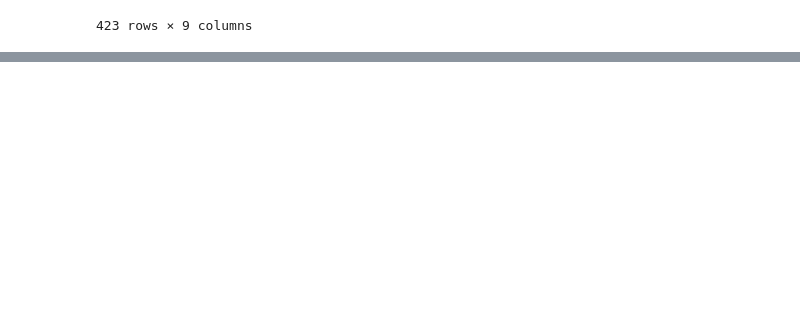
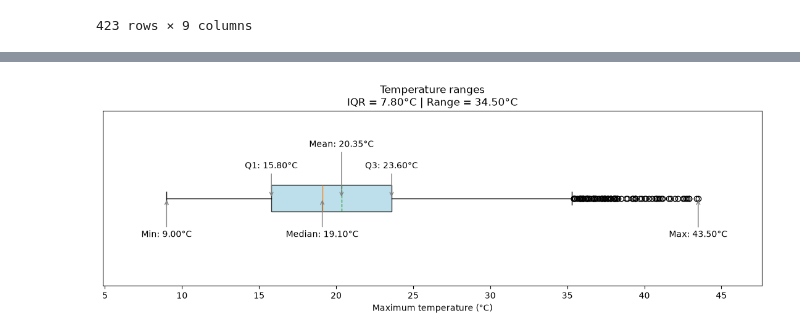
Before and after one commit to DinilKodituwakku/Fulfillment-Pulsa, a Jupyter notebook: data exploration.ipynb, the cells around one changed output, grey strips where cells are left out. Drawn from its saved outputs; the diff is of its cells as text; code cells hidden in the pictures; blank space fills up the shorter version.

```diff
--- a/data exploration.ipynb
+++ b/data exploration.ipynb
@@ -205,0 +193,53 @@ temperature[
+# %%
+temps = temperature["Maximum temperature (Degree C)"].dropna()
+
+minimum = temps.min()
+maximum = temps.max()
+median = temps.median()
+mean = temps.mean()
+q1 = temps.quantile(0.25)
+q3 = temps.quantile(0.75)
+IQR = q3 - q1
+
+fig, ax = plt.subplots(figsize=(11, 4))
+
+ax.boxplot(
+    temps,
+    showmeans=True,
+    orientation="horizontal",
+    meanline=True,
+    patch_artist=True,
+    boxprops=dict(facecolor="lightblue", alpha=0.8),
+)
+
+labels = [
+    ("Min", minimum, -45),
+    ("Q1", q1, 35),
+    ("Median", median, -45),
+    ("Mean", mean, 60),
+    ("Q3", q3, 35),
+    ("Max", maximum, -45),
+]
+
+for label, value, offset in labels:
+    ax.annotate(
+        f"{label}: {value:.2f}°C",
+        xy=(value, 1),
+        xytext=(0, offset),
+        textcoords="offset points",
+        ha="center",
+        arrowprops=dict(arrowstyle="->", color="gray")
+    )
+
+ax.set_title(
+    f"Temperature ranges\n"
+    f"IQR = {IQR:.2f}°C | Range = {maximum - minimum:.2f}°C"
+)
+ax.set_xlabel("Maximum temperature (°C)")
+ax.set_yticks([])
+ax.margins(x=0.12)
+
+plt.tight_layout()
+plt.show()
+# %% [output]
+[figure, added]
```
Also changed, not shown: parts of 37 cells of this notebook, 2 other files.
